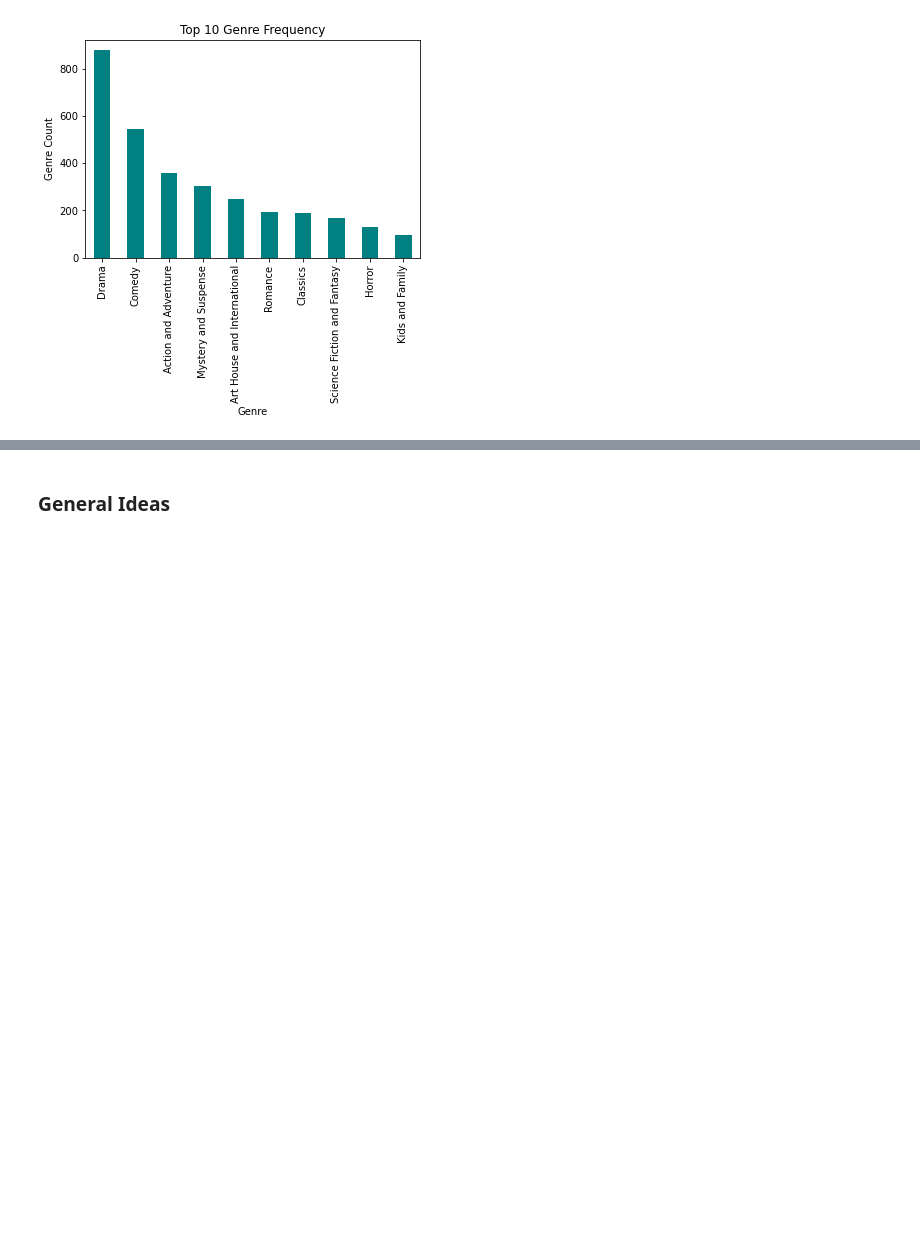
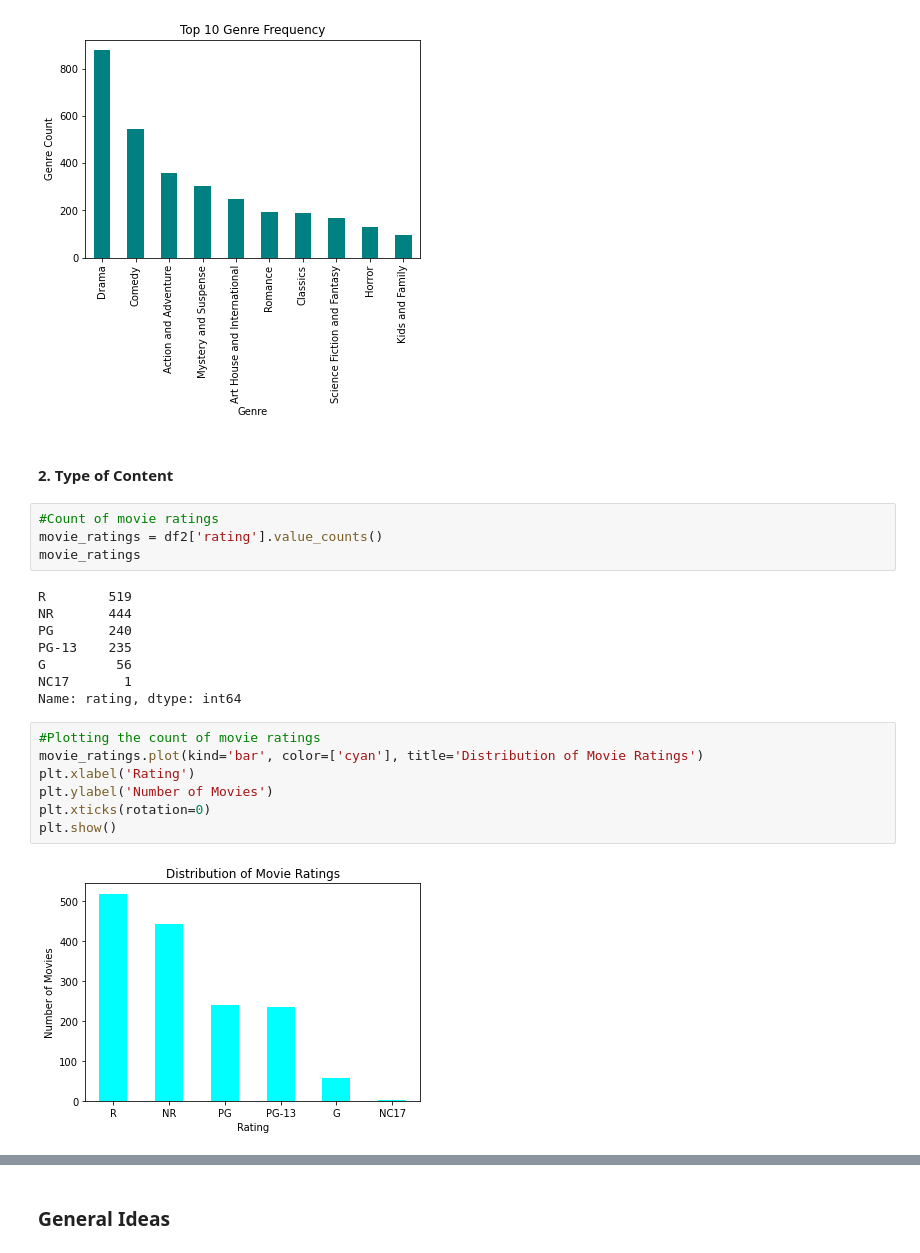
Before and after one commit to JulieMusangi/Film-Performance-Insights, a Jupyter notebook: analysis.ipynb, the cells around one changed output, grey strips where cells are left out. Cells and saved outputs as stored; diff of their text form; blank space fills up the shorter version.

```diff
--- a/analysis.ipynb
+++ b/analysis.ipynb
@@ -584,3 +583,26 @@ plt.ylabel('Genre Count')
 plt.show()
 # %% [output]
 [figure]
+# %% [markdown]
+#### 2. Type of Content
+# %%
+#Count of movie ratings
+movie_ratings = df2['rating'].value_counts()
+movie_ratings
+# %% [output]
+R        519
+NR       444
+PG       240
+PG-13    235
+G         56
+NC17       1
+Name: rating, dtype: int64
+# %%
+#Plotting the count of movie ratings
+movie_ratings.plot(kind='bar', color=['cyan'], title='Distribution of Movie Ratings')
+plt.xlabel('Rating')
+plt.ylabel('Number of Movies')
+plt.xticks(rotation=0)
+plt.show()
+# %% [output]
+[figure, added]
```
Also changed, not shown: parts of 8 cells of this notebook.
